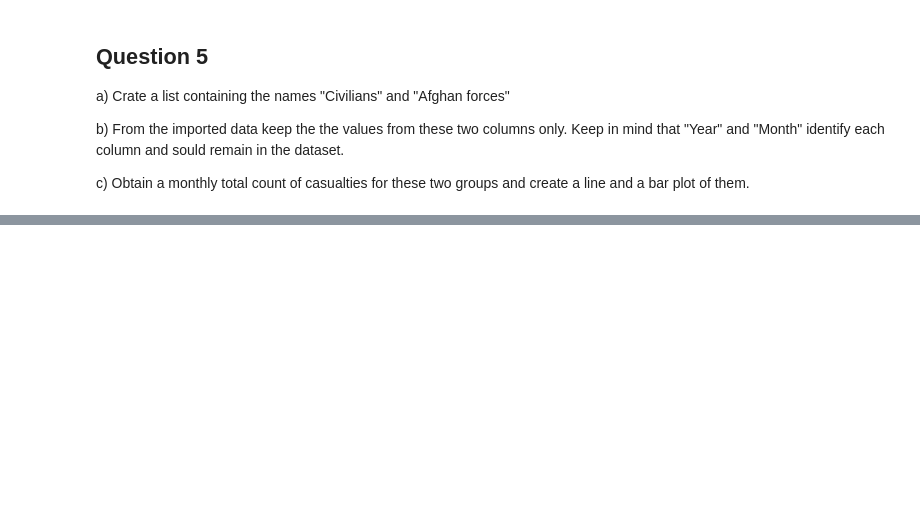
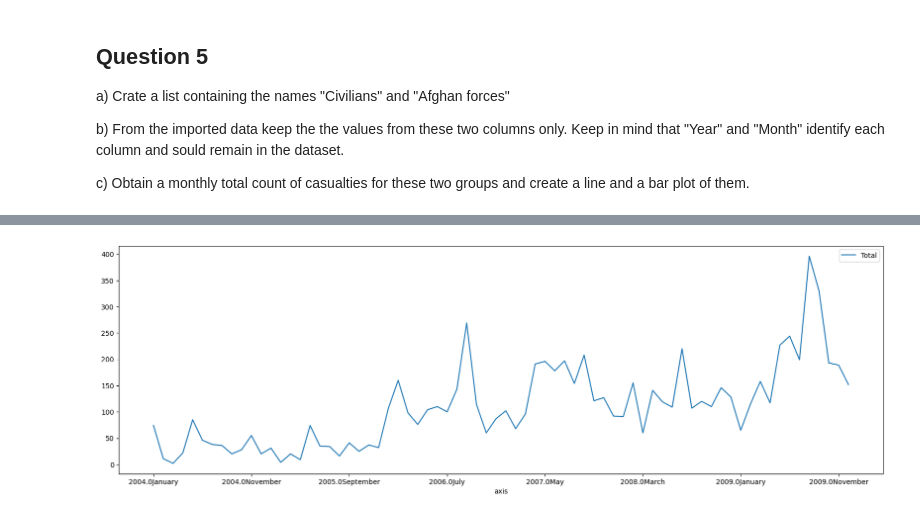
Before and after one commit to mannan272/data1, a Jupyter notebook: lab-01/Assignment2.ipynb, the cells around one changed output, grey strips where cells are left out. Saved outputs shown, nothing was run; the diff lists cells and outputs as text; code cells hidden in the pictures; blank space fills up the shorter version.

```diff
--- a/lab-01/Assignment2.ipynb
+++ b/lab-01/Assignment2.ipynb
@@ -74,3 +148,20 @@ a) Crate a list containing the names "Civilians" and "Afghan forces"
 b) From the imported data keep the the values from these two columns only. Keep in mind that "Year" and "Month" identify each column and sould remain in the dataset.
 
 c) Obtain a monthly total count of casualties for these two groups and create a line and a bar plot of them.
+# %%
+civilians  = []
+afghan_forces = []
+
+
+for index,row in df.iterrows():
+    civilians.append(row['Civilians'])
+    afghan_forces.append(row['Afghan forces'])
+
+print(civilians)
+print(afghan_forces)
+
+df1 = df
+del df1['Taliban']
+del df1['Nato (detailed in spreadsheet)']
+del df1['Nato - official figures']
+print(df1)
@@ -76,0 +185,10 @@ c) Obtain a monthly total count of casualties for these two groups and create a
+# %%
+import matplotlib.pyplot as plt
+
+df1=df1.fillna(0)
+df2 = df1
+
+df2['Total'] = df2['Civilians'] + df2['Afghan forces']
+df2['axis'] = df2['Year'].astype(str) +  df2['Month']
+
+print(df2)
@@ -76,0 +213,6 @@ c) Obtain a monthly total count of casualties for these two groups and create a
+# %%
+df2.plot(x='axis', y='Total', figsize=(20, 6))
+
+plt.show()
+# %% [output]
+[figure, added]
```
Also changed, not shown: parts of 11 cells of this notebook.
